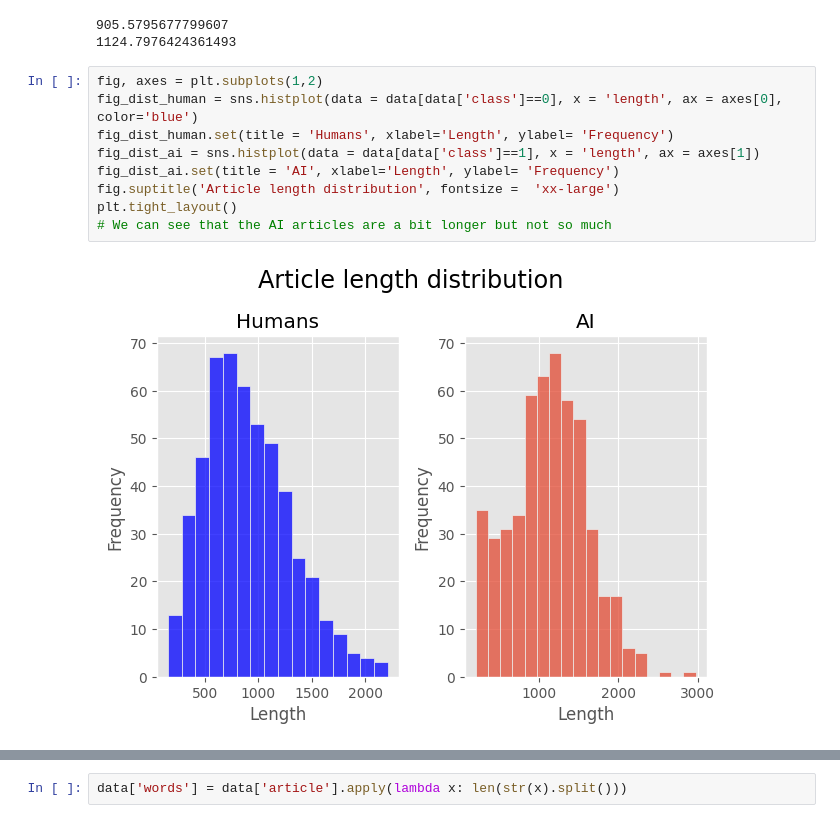
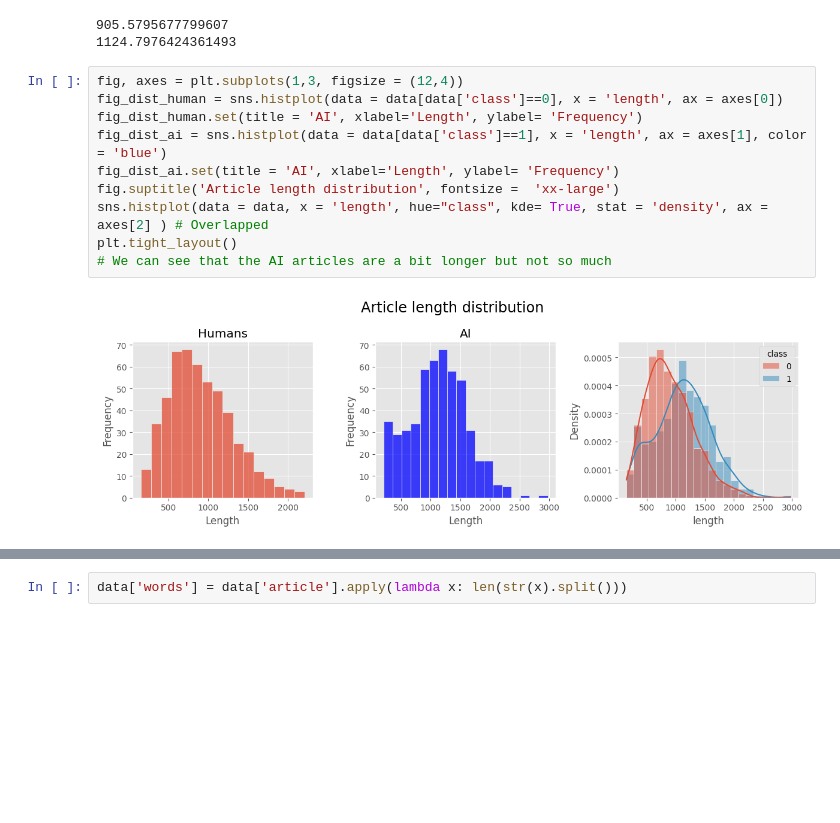
Before and after one commit to do3-173/FDS_Final, a Jupyter notebook: Eda_Preprocessing.ipynb, the cells around one changed output, grey strips where cells are left out. Cells and saved outputs as stored; diff of their text form; blank space fills up the shorter version.

```diff
--- a/Eda_Preprocessing.ipynb
+++ b/Eda_Preprocessing.ipynb
@@ -84,13 +75,14 @@ print(data[data['class']==1].length.mean())
 905.5795677799607
 1124.7976424361493
 # %%
-fig, axes = plt.subplots(1,2)
-fig_dist_human = sns.histplot(data = data[data['class']==0], x = 'length', ax = axes[0], color='blue')
-fig_dist_human.set(title = 'Humans', xlabel='Length', ylabel= 'Frequency')
-fig_dist_ai = sns.histplot(data = data[data['class']==1], x = 'length', ax = axes[1])
+fig, axes = plt.subplots(1,3, figsize = (12,4))
+fig_dist_human = sns.histplot(data = data[data['class']==0], x = 'length', ax = axes[0])
+fig_dist_human.set(title = 'AI', xlabel='Length', ylabel= 'Frequency')
+fig_dist_ai = sns.histplot(data = data[data['class']==1], x = 'length', ax = axes[1], color = 'blue')
 fig_dist_ai.set(title = 'AI', xlabel='Length', ylabel= 'Frequency')
 fig.suptitle('Article length distribution', fontsize =  'xx-large')
+sns.histplot(data = data, x = 'length', hue="class", kde= True, stat = 'density', ax = axes[2] ) # Overlapped
 plt.tight_layout()
 # We can see that the AI articles are a bit longer but not so much
 # %% [output]
-[figure, old version]
+[figure, new version]
```
Also changed, not shown: parts of 29 cells of this notebook.
